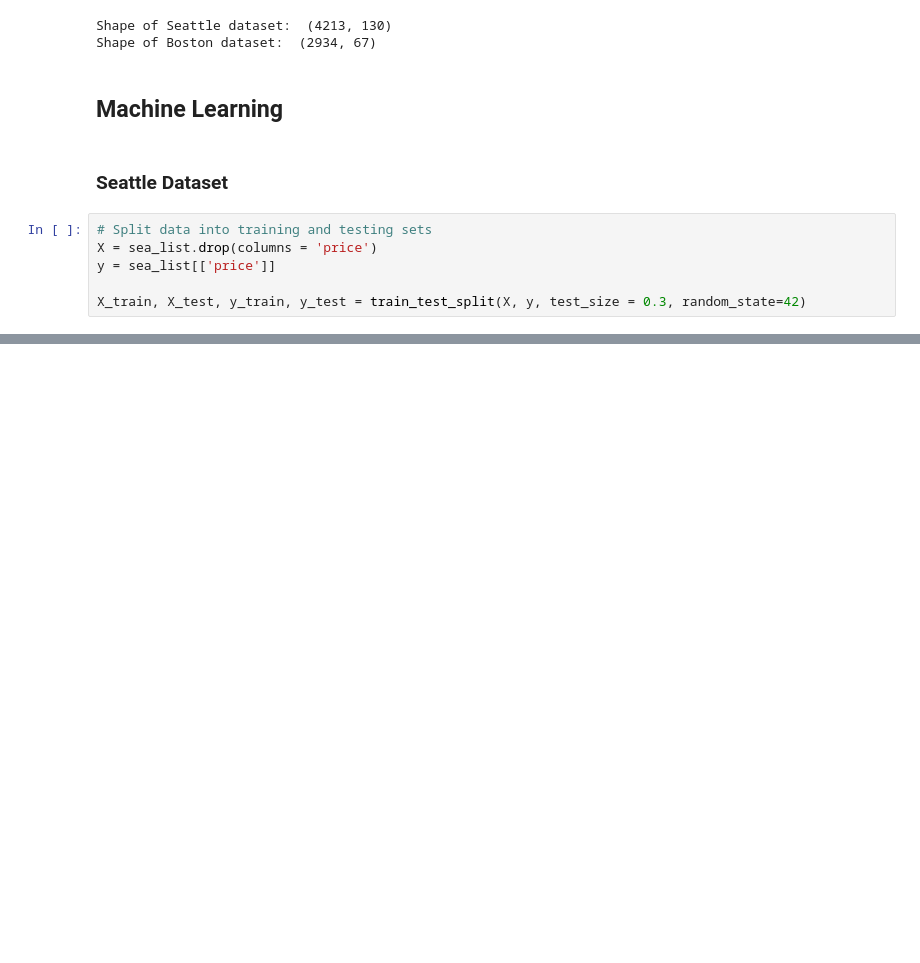
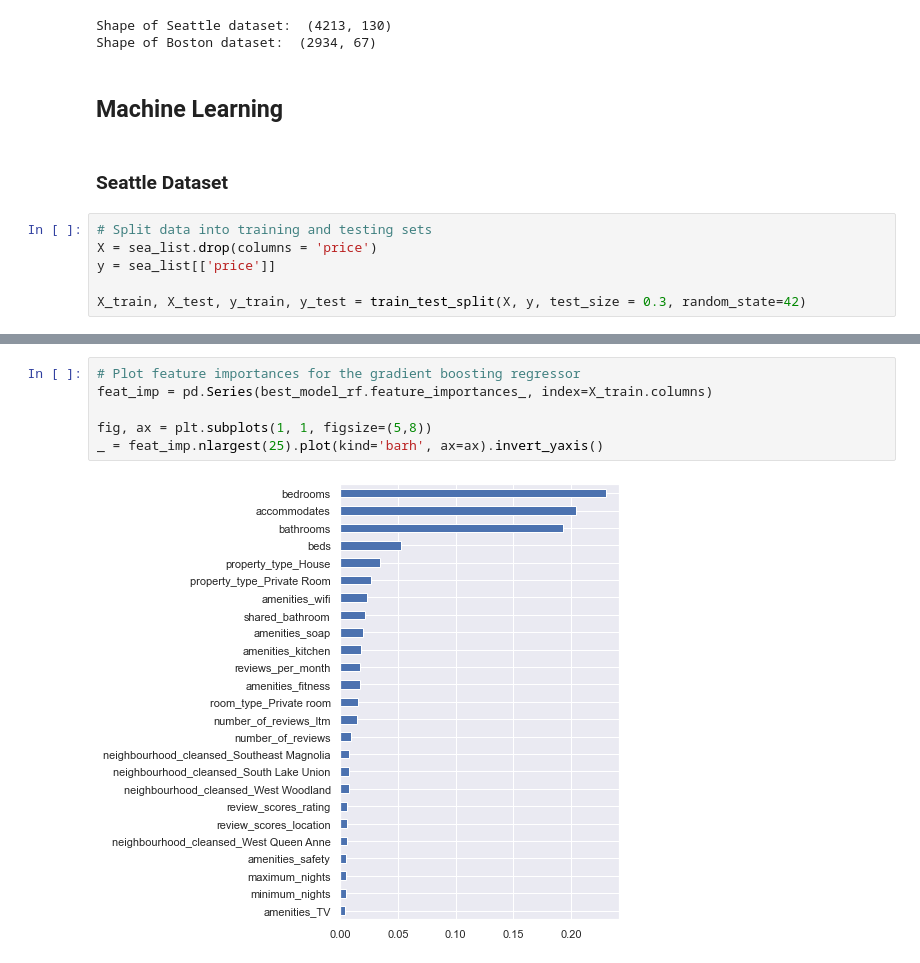
Before and after one commit to nikokydes/Udacity_DS_Proj1, a Jupyter notebook: Project1.ipynb, the cells around one changed output, grey strips where cells are left out. Cells and saved outputs as stored; diff of their text form; blank space fills up the shorter version.

```diff
--- a/Project1.ipynb
+++ b/Project1.ipynb
@@ -670,3 +696,11 @@ Random Forest R^2 train: 0.902, test: 0.548
+# %%
+# Plot feature importances for the gradient boosting regressor
+feat_imp = pd.Series(best_model_rf.feature_importances_, index=X_train.columns)
+
+fig, ax = plt.subplots(1, 1, figsize=(5,8))
+_ = feat_imp.nlargest(25).plot(kind='barh', ax=ax).invert_yaxis()
+# %% [output]
+[figure, added]
 # %%
 # Gradient Boosing Regressor
 gb = GradientBoostingRegressor(random_state=42)
```
Also changed, not shown: parts of 3 cells of this notebook.
